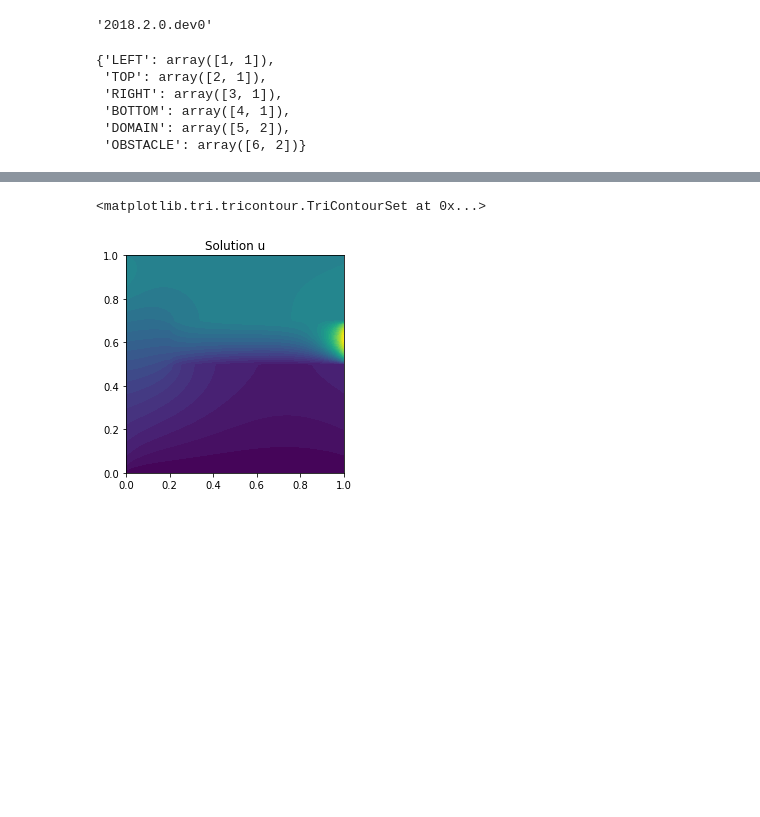
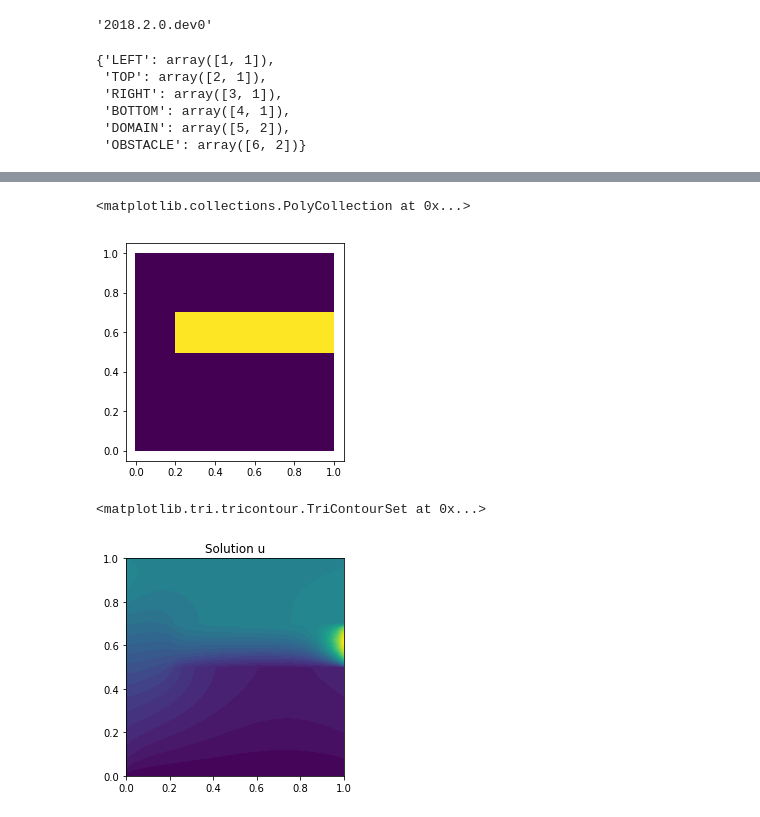
Before and after one commit to iitrabhi/GSoC2019, a Jupyter notebook: Notebooks/[NMWF] Poisson equation with multiple subdomains.ipynb, the cells around one changed output, grey strips where cells are left out. Cells and saved outputs as stored; diff of their text form; code cells hidden in the pictures; blank space fills up the shorter version.

```diff
--- a/Notebooks/[NMWF] Poisson equation with multiple subdomains.ipynb
+++ b/Notebooks/[NMWF] Poisson equation with multiple subdomains.ipynb
@@ -88,3 +155,8 @@ plot(mesh)
+# %%
+plot(domains)
+# %% [output]
+<matplotlib.collections.PolyCollection at 0x...>
+[figure, added]
 # %%
 a0 = 1.0
 a1 = 0.01
```
Also changed, not shown: parts of 12 cells of this notebook, 6 other files.
